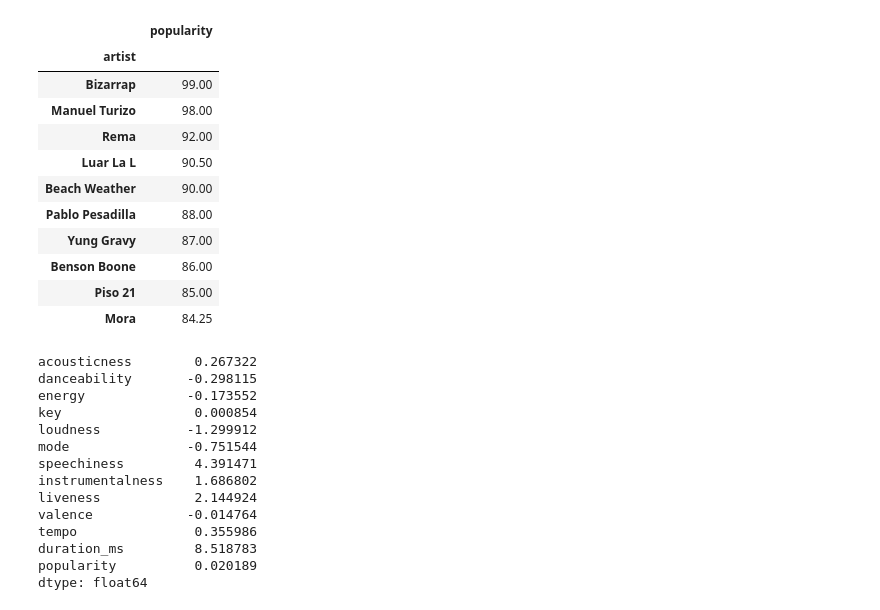
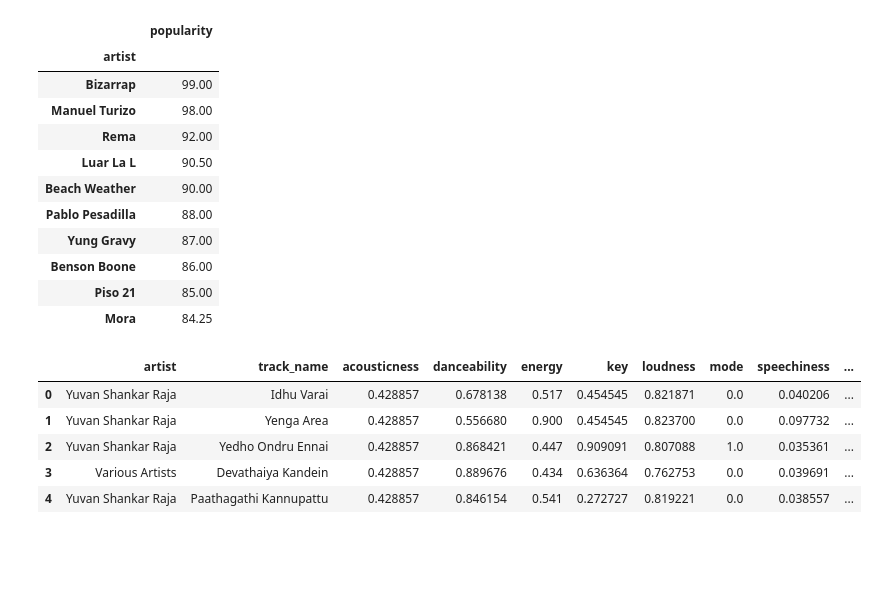
Before and after one commit to keerthivasan721/Spotify-Music-Recommedation-system, a Jupyter notebook: data_preprocess.ipynb, the cells around one changed output. Cells and saved outputs as stored; diff of their text form; code cells hidden in the pictures; blank space fills up the shorter version.

```diff
--- a/data_preprocess.ipynb
+++ b/data_preprocess.ipynb
@@ -392,20 +392,12 @@ def normalize_column(col):
 # %%
 for col in numerical.columns:
     normalize_column(col)
-# %%
-data.skew()
-# %% [output]
-acousticness        0.267322
-danceability       -0.298115
-energy             -0.173552
-key                 0.000854
-loudness           -1.299912
-mode               -0.751544
-speechiness         4.391471
-instrumentalness    1.686802
-liveness            2.144924
-valence            -0.014764
-tempo               0.355986
-duration_ms         8.518783
-popularity          0.020189
-dtype: float64
+# %%
+data.head(5)
+# %% [output]
+|  | artist | track_name | acousticness | danceability | energy | key | loudness | mode | speechiness | ... |
+| 0 | Yuvan Shankar Raja | Idhu Varai | 0.428857 | 0.678138 | 0.517 | 0.454545 | 0.821871 | 0.0 | 0.040206 | ... |
+| 1 | Yuvan Shankar Raja | Yenga Area | 0.428857 | 0.556680 | 0.900 | 0.454545 | 0.823700 | 0.0 | 0.097732 | ... |
+| 2 | Yuvan Shankar Raja | Yedho Ondru Ennai | 0.428857 | 0.868421 | 0.447 | 0.909091 | 0.807088 | 1.0 | 0.035361 | ... |
+| 3 | Various Artists | Devathaiya Kandein | 0.428857 | 0.889676 | 0.434 | 0.636364 | 0.762753 | 0.0 | 0.039691 | ... |
+| 4 | Yuvan Shankar Raja | Paathagathi Kannupattu | 0.428857 | 0.846154 | 0.541 | 0.272727 | 0.819221 | 0.0 | 0.038557 | ... |
```
Also changed, not shown: parts of 8 cells of this notebook, 1 other file.
